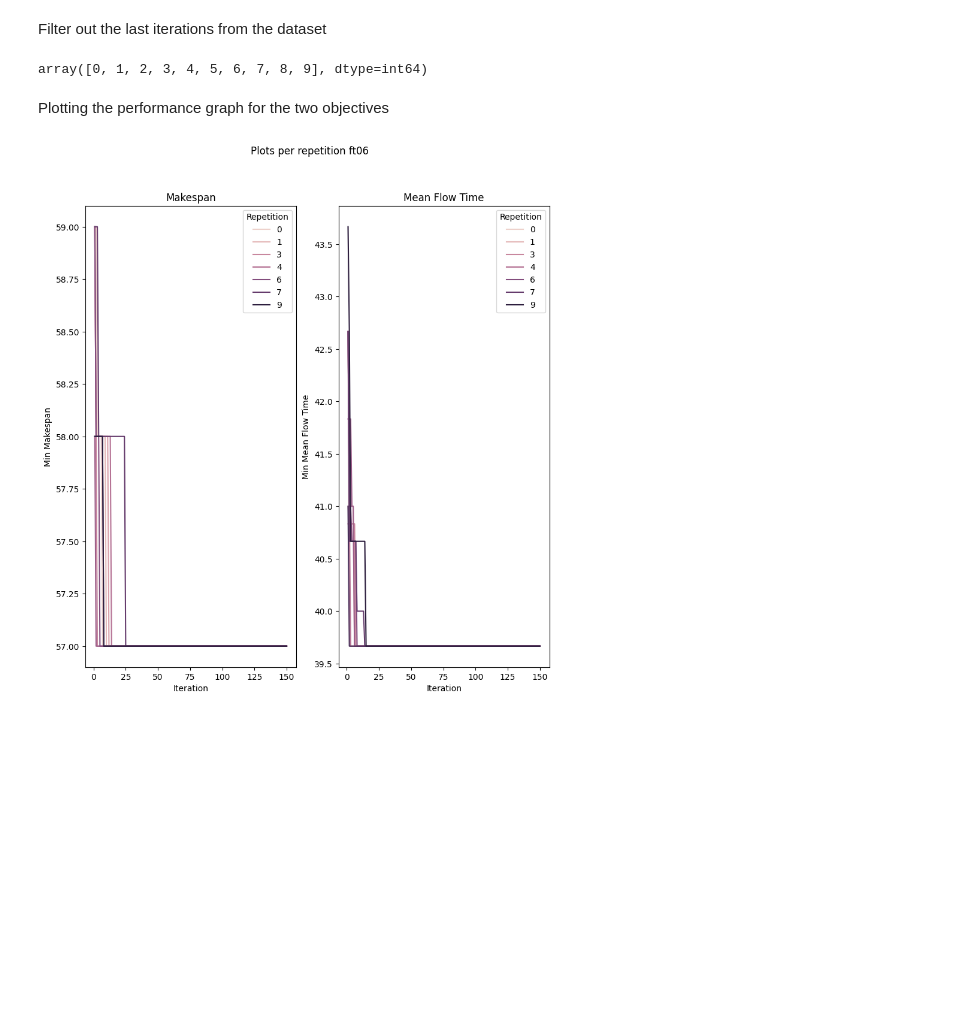
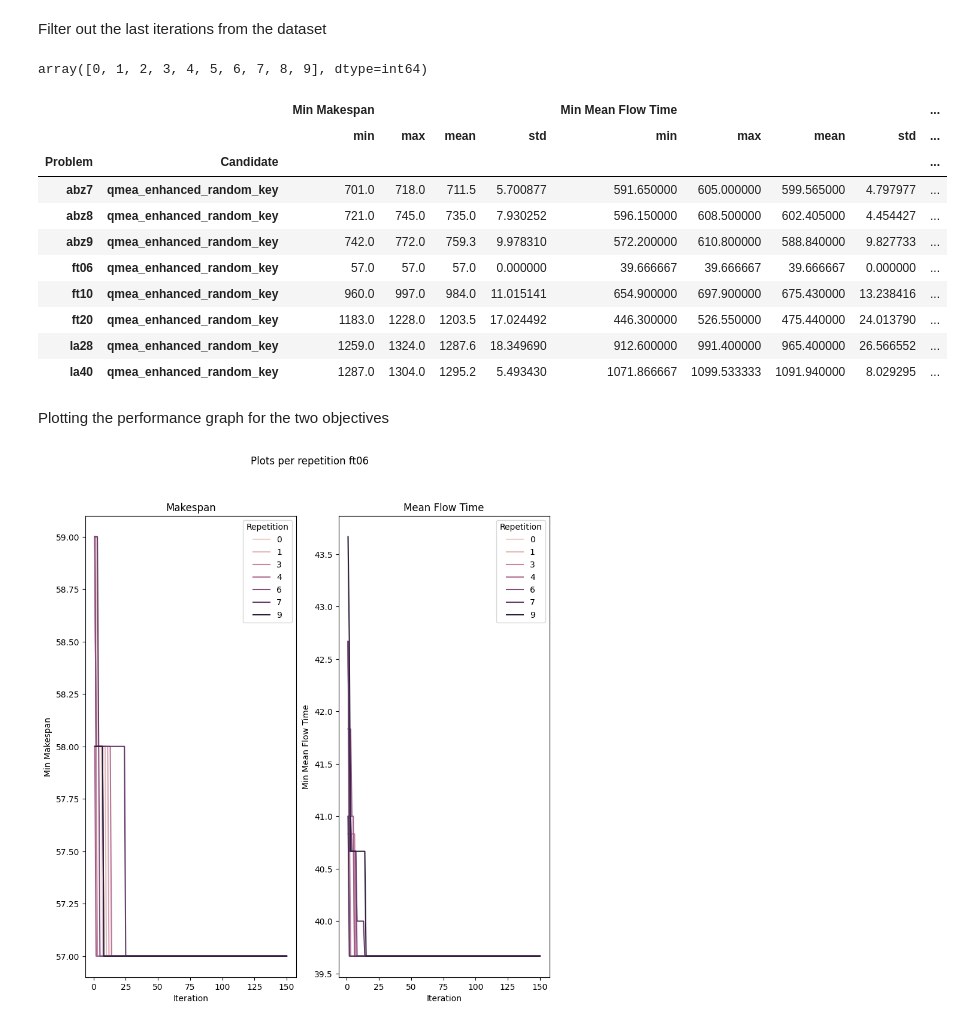
Before and after one commit to B-Moritz/QGA_JSSP, a Jupyter notebook: alg/NSGA_II/result_analysis.ipynb, the cells around one changed output. Saved outputs shown, nothing was run; the diff lists cells and outputs as text; code cells hidden in the pictures; blank space fills up the shorter version.

```diff
--- a/alg/NSGA_II/result_analysis.ipynb
+++ b/alg/NSGA_II/result_analysis.ipynb
@@ -41,9 +41,23 @@ array([0, 1, 2, 3, 4, 5, 6, 7, 8, 9], dtype=int64)
 # %%
 result_df = test_df[test_df["Iteration"] == test_df["Iteration"].max()].reset_index(drop=True)
 # %%
-#reduced_agg_columns = ["Min Makespan", "Min Mean Flow Time", "Spread", "N Fronts"]
-#result_df = result_df.groupby(["Problem", "Candidate"]).agg({col_name : ["min", "max", "mean", "std"] for col_name in reduced_agg_columns})
-#result_df.to_csv(os.path.join(targ_dir, "result.csv"))
+reduced_agg_columns = ["Min Makespan", "Min Mean Flow Time", "Spread", "N Fronts"]
+result_df = result_df.groupby(["Problem", "Candidate"]).agg({col_name : ["min", "max", "mean", "std"] for col_name in reduced_agg_columns})
+result_df.to_csv(os.path.join(targ_dir, "result.csv"))
+# %%
+result_df
+# %% [output]
+|  |  | Min Makespan |  |  |  | Min Mean Flow Time |  |  |  | ... |
+|  |  | min | max | mean | std | min | max | mean | std | ... |
+| Problem | Candidate |  |  |  |  |  |  |  |  | ... |
+| abz7 | qmea_enhanced_random_key | 701.0 | 718.0 | 711.5 | 5.700877 | 591.650000 | 605.000000 | 599.565000 | 4.797977 | ... |
+| abz8 | qmea_enhanced_random_key | 721.0 | 745.0 | 735.0 | 7.930252 | 596.150000 | 608.500000 | 602.405000 | 4.454427 | ... |
+| abz9 | qmea_enhanced_random_key | 742.0 | 772.0 | 759.3 | 9.978310 | 572.200000 | 610.800000 | 588.840000 | 9.827733 | ... |
+| ft06 | qmea_enhanced_random_key | 57.0 | 57.0 | 57.0 | 0.000000 | 39.666667 | 39.666667 | 39.666667 | 0.000000 | ... |
+| ft10 | qmea_enhanced_random_key | 960.0 | 997.0 | 984.0 | 11.015141 | 654.900000 | 697.900000 | 675.430000 | 13.238416 | ... |
+| ft20 | qmea_enhanced_random_key | 1183.0 | 1228.0 | 1203.5 | 17.024492 | 446.300000 | 526.550000 | 475.440000 | 24.013790 | ... |
+| la28 | qmea_enhanced_random_key | 1259.0 | 1324.0 | 1287.6 | 18.349690 | 912.600000 | 991.400000 | 965.400000 | 26.566552 | ... |
+| la40 | qmea_enhanced_random_key | 1287.0 | 1304.0 | 1295.2 | 5.493430 | 1071.866667 | 1099.533333 | 1091.940000 | 8.029295 | ... |
 # %% [markdown]
 Plotting the performance graph for the two objectives
 # %%
```
Also changed, not shown: 4 other files.
